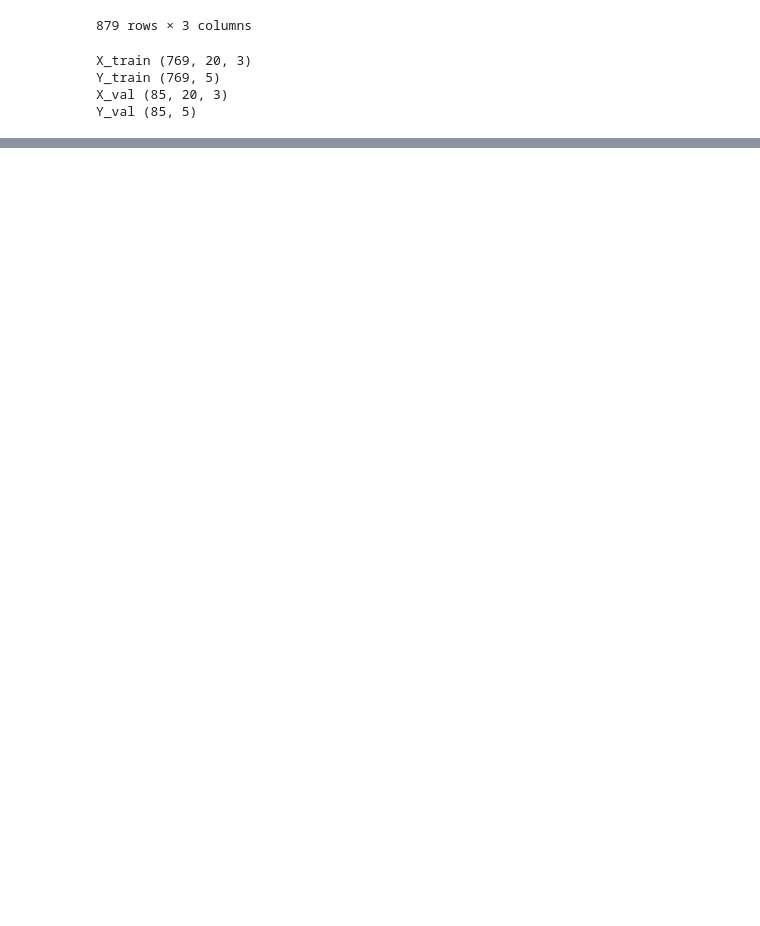
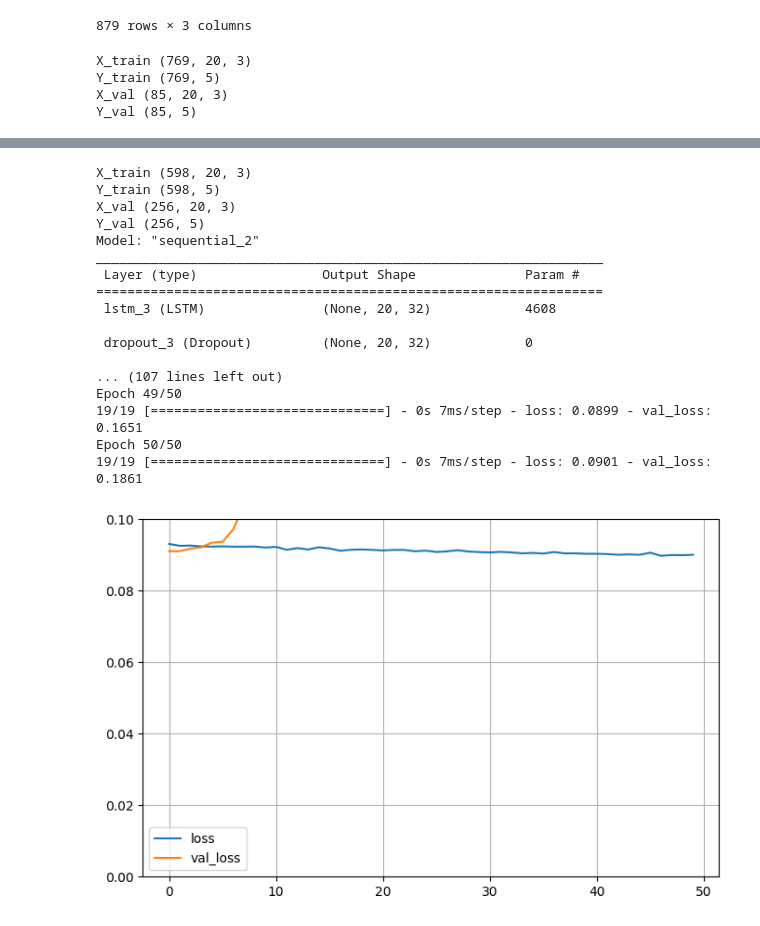
Before and after one commit to yo02741/customer_in_bank_pred_lstm, a Jupyter notebook: final2.ipynb, the cells around one changed output, grey strips where cells are left out. Cells and saved outputs as stored; diff of their text form; code cells hidden in the pictures; blank space fills up the shorter version.

```diff
--- a/final2.ipynb
+++ b/final2.ipynb
@@ -185,0 +243,45 @@ plt.show()
+# %%
+train = df.copy()
+train_norm = normalize(train)
+X_train, Y_train = train_windows(train_norm, 20, 5)
+X_train, Y_train, X_val, Y_val = split_data(X_train, Y_train, 0.3)
+
+print("X_train", X_train.shape)
+print("Y_train", Y_train.shape)
+print("X_val", X_val.shape)
+print("Y_val", Y_val.shape)
+
+model = Sequential()
+model.add(LSTM(32, input_shape=(20, 3), return_sequences=True))
+model.add(Dropout(0.5))
+model.add(LSTM(32, input_shape=(20, 3), return_sequences=False))
+model.add(Dropout(0.5))
+model.add(Dense(5, activation='relu'))
+model.compile(loss='mse', optimizer='adam')
+model.summary()
+
+train = model.fit(X_train, Y_train, epochs=50, batch_size=32, validation_data=(X_val, Y_val))
+
+pd.DataFrame(train.history).plot(figsize=(8, 5))
+plt.grid(True)
+plt.ylim(0, 0.1)
+plt.show()
+# %% [output]
+X_train (598, 20, 3)
+Y_train (598, 5)
+X_val (256, 20, 3)
+Y_val (256, 5)
+Model: "sequential_2"
+_________________________________________________________________
+ Layer (type)                Output Shape              Param #
+=================================================================
+ lstm_3 (LSTM)               (None, 20, 32)            4608
+
+ dropout_3 (Dropout)         (None, 20, 32)            0
+
+... (107 lines left out)
+Epoch 49/50
+19/19 [==============================] - 0s 7ms/step - loss: 0.0899 - val_loss: 0.1651
+Epoch 50/50
+19/19 [==============================] - 0s 7ms/step - loss: 0.0901 - val_loss: 0.1861
+[figure, added]
```
Also changed, not shown: parts of 10 cells of this notebook.
